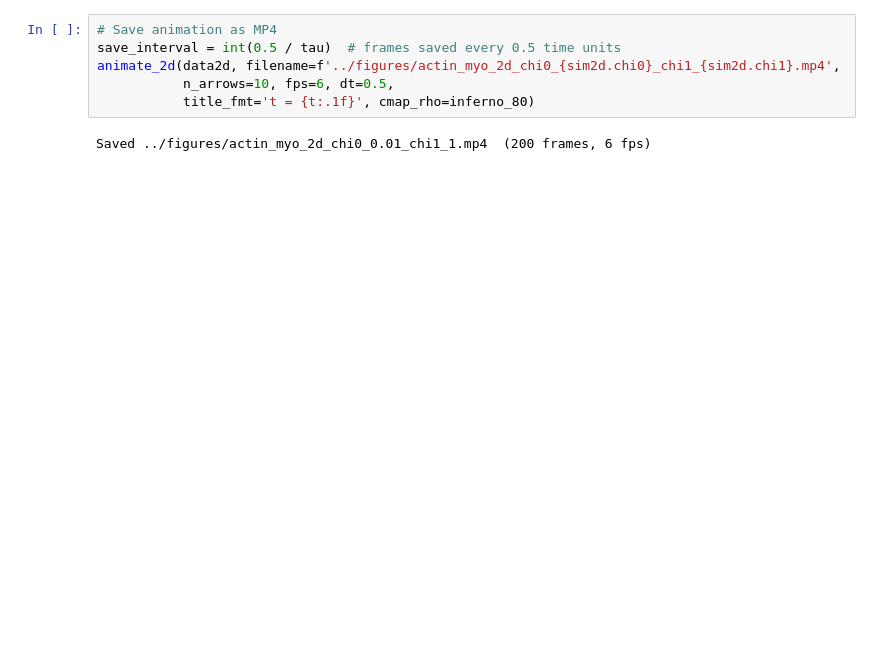
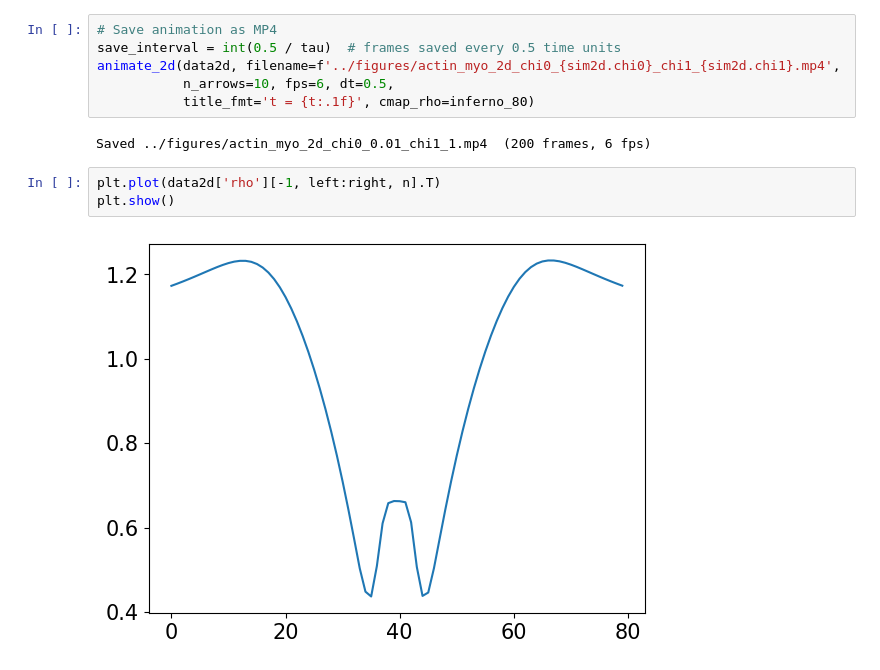
Before and after one commit to Irene-Li/Zebrafish_cleavage, a Jupyter notebook: notebooks/actin_myo_gel.ipynb, the cells around one changed output. Cells and saved outputs as stored; diff of their text form; blank space fills up the shorter version.

```diff
--- a/notebooks/actin_myo_gel.ipynb
+++ b/notebooks/actin_myo_gel.ipynb
@@ -219,3 +227,8 @@ animate_2d(data2d, filename=f'../figures/actin_myo_2d_chi0_{sim2d.chi0}_chi1_{si
            title_fmt='t = {t:.1f}', cmap_rho=inferno_80)
 # %% [output]
 Saved ../figures/actin_myo_2d_chi0_0.01_chi1_1.mp4  (200 frames, 6 fps)
+# %%
+plt.plot(data2d['rho'][-1, left:right, n].T)
+plt.show()
+# %% [output]
+[figure, added]
```
Also changed, not shown: parts of 6 cells of this notebook, 6 other files.
